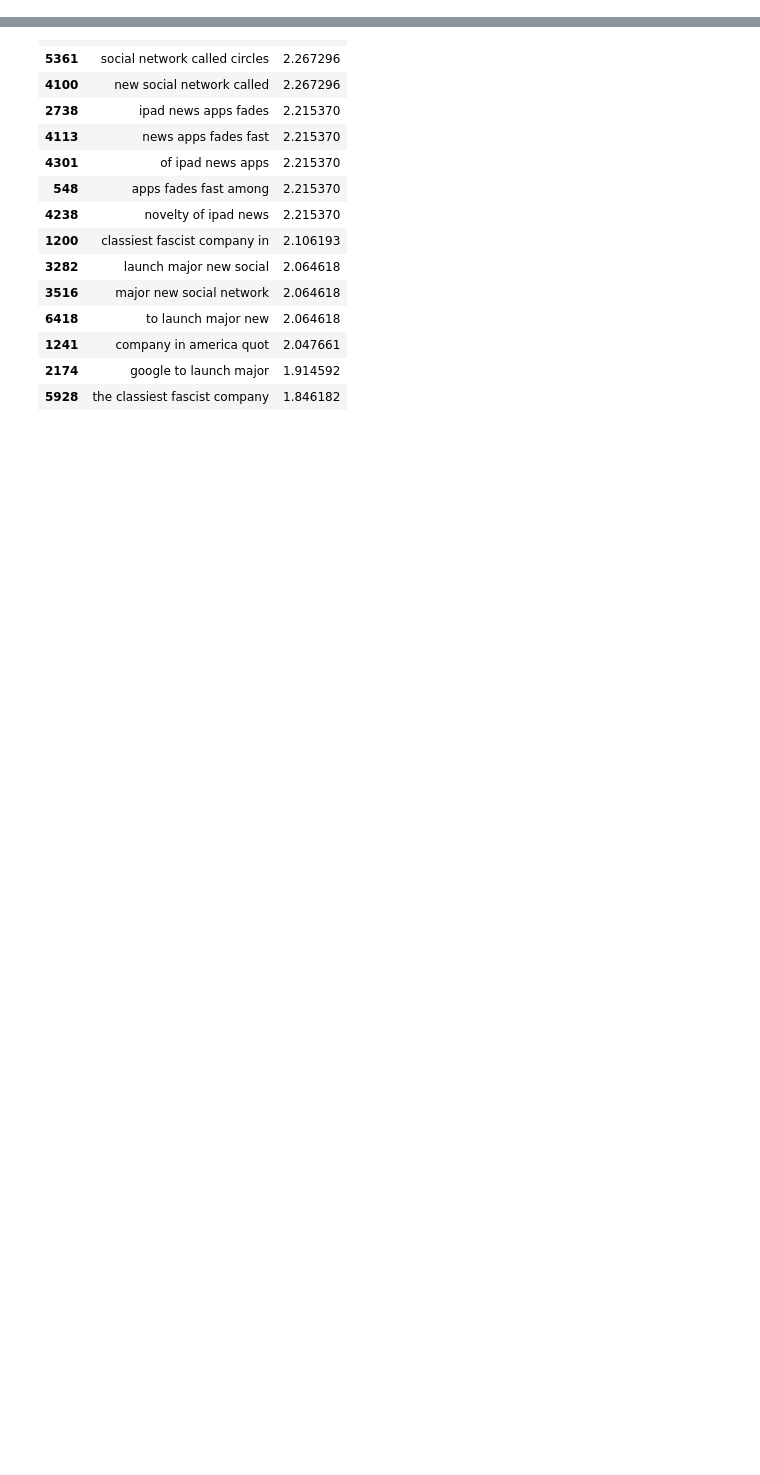
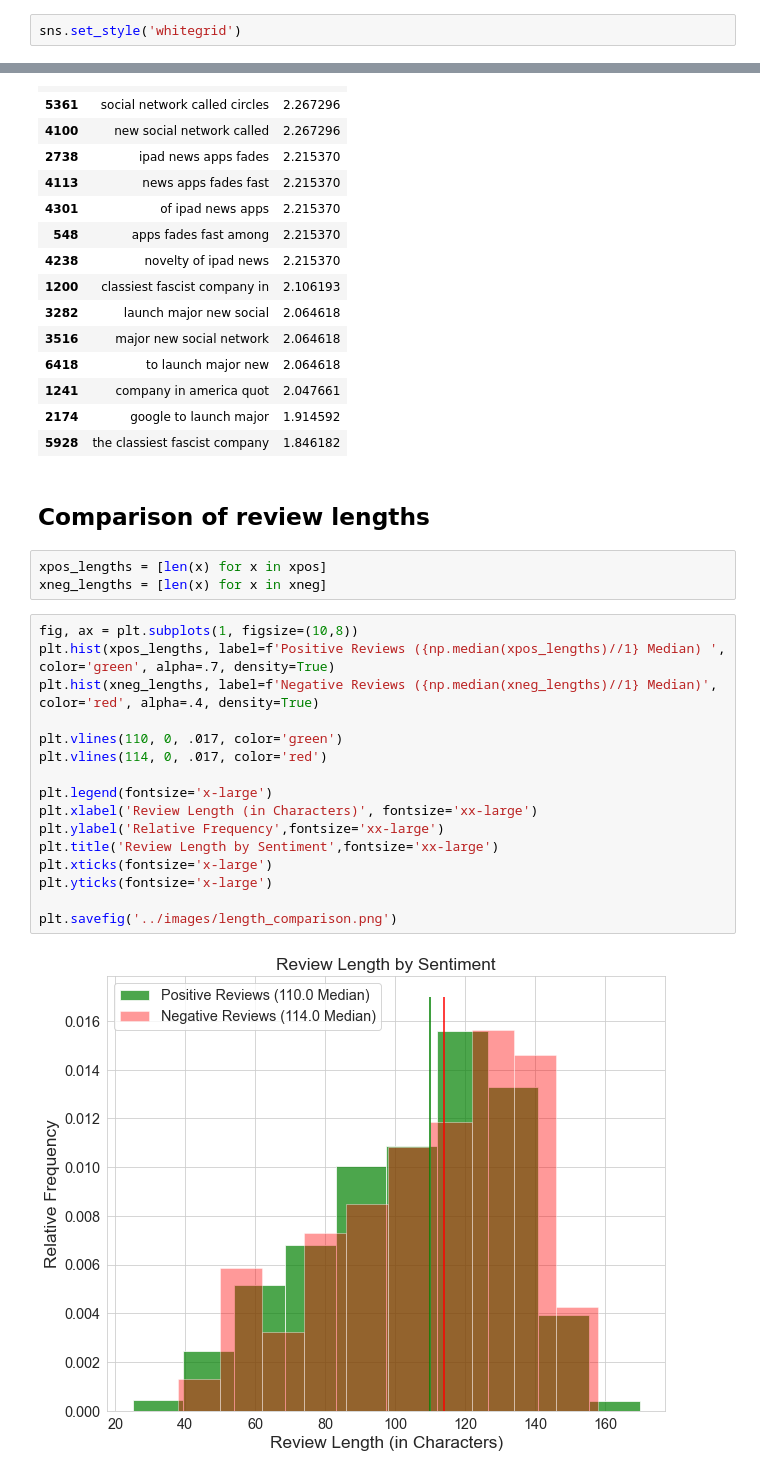
Before and after one commit to stlanier/Flatiron-School-Module-4-Project, a Jupyter notebook: notebooks/eda.ipynb, the cells around one changed output, grey strips where cells are left out. Saved outputs shown, nothing was run; the diff lists cells and outputs as text; blank space fills up the shorter version.

Commit message:
added review length to set of features, with histogram

```diff
--- a/notebooks/eda.ipynb
+++ b/notebooks/eda.ipynb
@@ -17,5 +18,7 @@ import matplotlib.pyplot as plt
 %matplotlib inline
 np.random.seed(42)
+# %%
+sns.set_style('whitegrid')
 # %%
 df = pd.read_csv('../data/raw.csv', encoding='latin1')
 df.columns = ['tweet', 'product', 'emotion']
@@ -313,3 +329,26 @@ any_gram_neg.head(15)
 | 1241 | company in america quot | 2.047661 |
 | 2174 | google to launch major | 1.914592 |
 | 5928 | the classiest fascist company | 1.846182 |
+# %% [markdown]
+## Comparison of review lengths
+# %%
+xpos_lengths = [len(x) for x in xpos]
+xneg_lengths = [len(x) for x in xneg]
+# %%
+fig, ax = plt.subplots(1, figsize=(10,8))
+plt.hist(xpos_lengths, label=f'Positive Reviews ({np.median(xpos_lengths)//1} Median) ', color='green', alpha=.7, density=True)
+plt.hist(xneg_lengths, label=f'Negative Reviews ({np.median(xneg_lengths)//1} Median)', color='red', alpha=.4, density=True)
+
+plt.vlines(110, 0, .017, color='green')
+plt.vlines(114, 0, .017, color='red')
+
+plt.legend(fontsize='x-large')
+plt.xlabel('Review Length (in Characters)', fontsize='xx-large')
+plt.ylabel('Relative Frequency',fontsize='xx-large')
+plt.title('Review Length by Sentiment',fontsize='xx-large')
+plt.xticks(fontsize='x-large')
+plt.yticks(fontsize='x-large')
+
+plt.savefig('../images/length_comparison.png')
+# %% [output]
+[figure, added]
```
Also changed, not shown: parts of 4 cells of this notebook, 1 other file.
